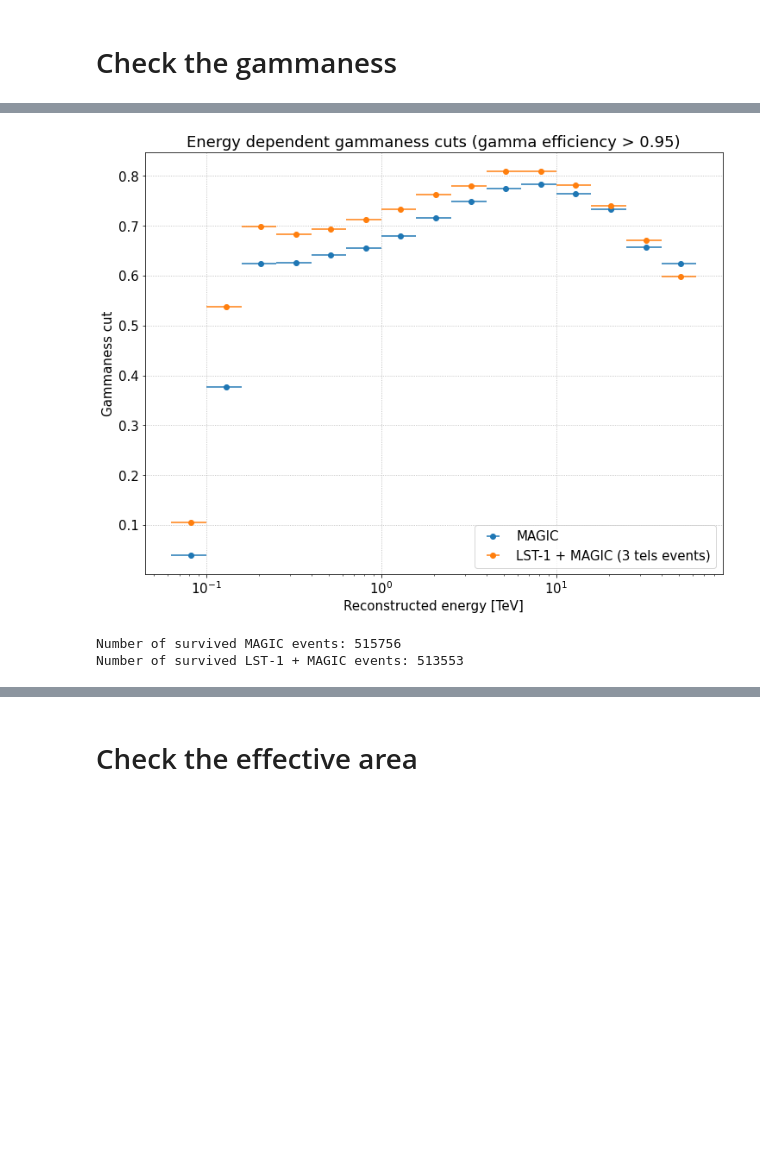
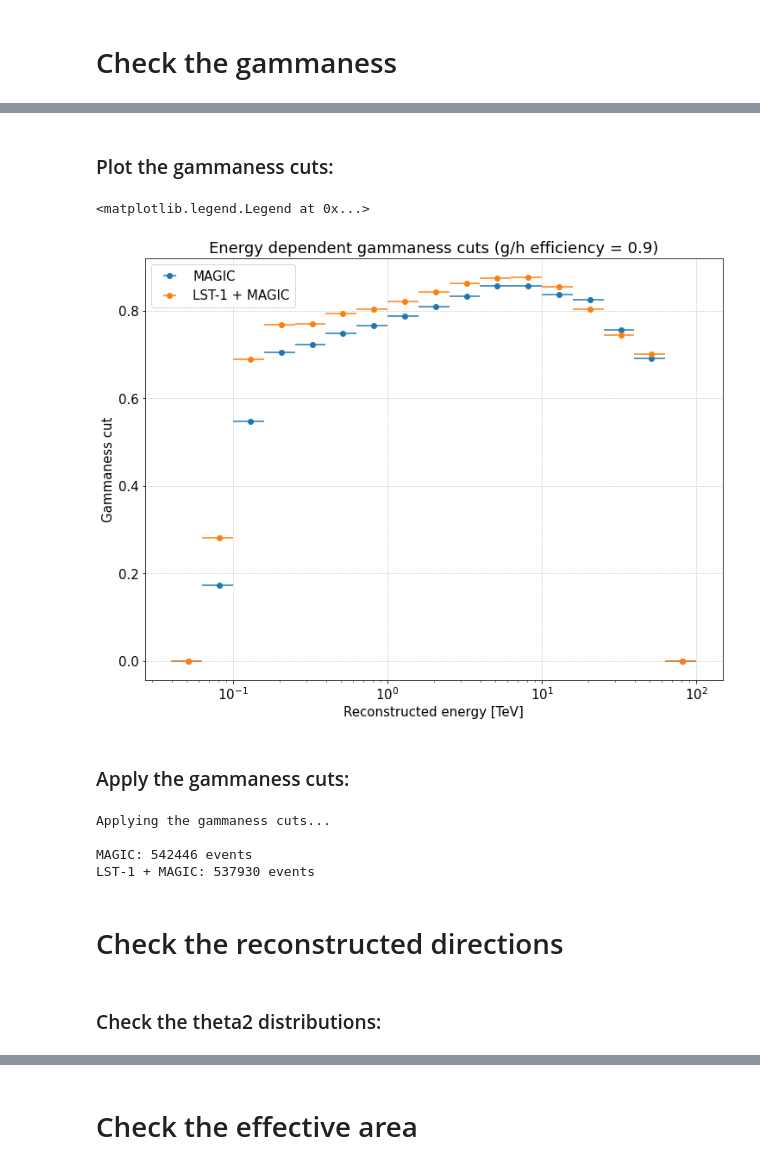
Before and after one commit to cta-observatory/magic-cta-pipe, a Jupyter notebook: notebooks/check_irfs_from_dl2.ipynb, the cells around one changed output, grey strips where cells are left out. Saved outputs shown, nothing was run; the diff lists cells and outputs as text; code cells hidden in the pictures; blank space fills up the shorter version.

```diff
--- a/notebooks/check_irfs_from_dl2.ipynb
+++ b/notebooks/check_irfs_from_dl2.ipynb
@@ -167,7 +199,6 @@ data_mlst.head()
 # %% [markdown]
 ### Compute the mean of the DL2 parameters:
 # %%
-print('Computing the mean of the DL2 parameters...')
 dl2_mlst = get_dl2_mean(data_mlst)
 
 theta = angular_separation(
@@ -178,8 +209,3 @@ theta = angular_separation(
 )
 
 dl2_mlst['theta2'] = theta.to(u.deg).value ** 2
-
-print('\nExtracting only 3-tels events...')
-dl2_mlst.query('combo_type == 3', inplace=True)
-
-print(f'--> Number of events: {len(dl2_mlst)}')
@@ -360,52 +397,61 @@ QTable length=20
+# %% [markdown]
+### Plot the gammaness cuts:
 # %%
 plt.figure()
-plt.title(f'Energy dependent gammaness cuts (gamma efficiency > {gamma_eff})')
+plt.title(f'Energy dependent gammaness cuts (g/h efficiency = {gh_efficiency})')
 plt.xlabel('Reconstructed energy [TeV]')
 plt.ylabel('Gammaness cut')
 plt.semilogx()
-
-# Mask the cut = 1:
-mask = (cut_table_magic['cut'] < 1)
+plt.grid()
 
 plt.errorbar(
-    x=cut_table_magic['center'].value[mask], y=cut_table_magic['cut'].value[mask],
-    xerr=[(cut_table_magic['center'] - cut_table_magic['low']).value[mask],
-          (cut_table_magic['high'] - cut_table_magic['center']).value[mask]],
+    x=gh_cuts_magic['center'].value, y=gh_cuts_magic['cut'].value,
+    xerr=[gh_cuts_magic['center'].value - gh_cuts_magic['low'].value,
+          gh_cuts_magic['high'].value - gh_cuts_magic['center'].value],
     label='MAGIC', fmt='o',
 )
 
 plt.errorbar(
-    x=cut_table_mlst['center'].value[mask], y=cut_table_mlst['cut'].value[mask],
-    xerr=[(cut_table_mlst['center'] - cut_table_mlst['low']).value[mask],
-          (cut_table_mlst['high'] - cut_table_mlst['center']).value[mask]],
-    label='LST-1 + MAGIC (3 tels events)', fmt='o',
+    x=gh_cuts_mlst['center'].value, y=gh_cuts_mlst['cut'].value,
+    xerr=[gh_cuts_mlst['center'].value - gh_cuts_mlst['low'].value,
+          gh_cuts_mlst['high'].value - gh_cuts_mlst['center'].value],
+    label='LST-1 + MAGIC', fmt='o',
 )
 
-plt.grid()
-plt.legend(loc='lower right')
-plt.show()
+plt.legend()
 # %% [output]
+<matplotlib.legend.Legend at 0x...>
-[figure, old version]
+[figure, new version]
+# %% [markdown]
+### Apply the gammaness cuts:
 # %%
 mask_gh_magic = evaluate_binned_cut(
     values=dl2_magic['gammaness'].to_numpy(),
     bin_values=u.Quantity(dl2_magic['reco_energy'].to_numpy(), u.TeV),
-    cut_table=cut_table_magic,
+    cut_table=gh_cuts_magic,
     op=operator.ge,
 )
-
-n_events_magic = np.count_nonzero(mask_gh_magic)
-print(f'Number of survived MAGIC events: {n_events_magic}')
 
 mask_gh_mlst = evaluate_binned_cut(
     values=dl2_mlst['gammaness'].to_numpy(),
     bin_values=u.Quantity(dl2_mlst['reco_energy'].to_numpy(), u.TeV),
-    cut_table=cut_table_mlst,
+    cut_table=gh_cuts_mlst,
     op=operator.ge,
 )
 
-n_events = np.count_nonzero(mask_gh_mlst)
-print(f'Number of survived LST-1 + MAGIC events: {n_events}')
+print('Applying the gammaness cuts...\n')
+
+dl2_magic_gcut = dl2_magic[mask_gh_magic]
+dl2_mlst_gcut = dl2_mlst[mask_gh_mlst]
+
+print(f'MAGIC: {len(dl2_magic_gcut)} events')
+print(f'LST-1 + MAGIC: {len(dl2_mlst_gcut)} events')
 # %% [output]
-Number of survived MAGIC events: 515756
-Number of survived LST-1 + MAGIC events: 513553
+Applying the gammaness cuts...
+
+MAGIC: 542446 events
+LST-1 + MAGIC: 537930 events
+# %% [markdown]
+# Check the reconstructed directions
+# %% [markdown]
+### Check the theta2 distributions:
```
Also changed, not shown: parts of 69 cells of this notebook, 4 other files.
